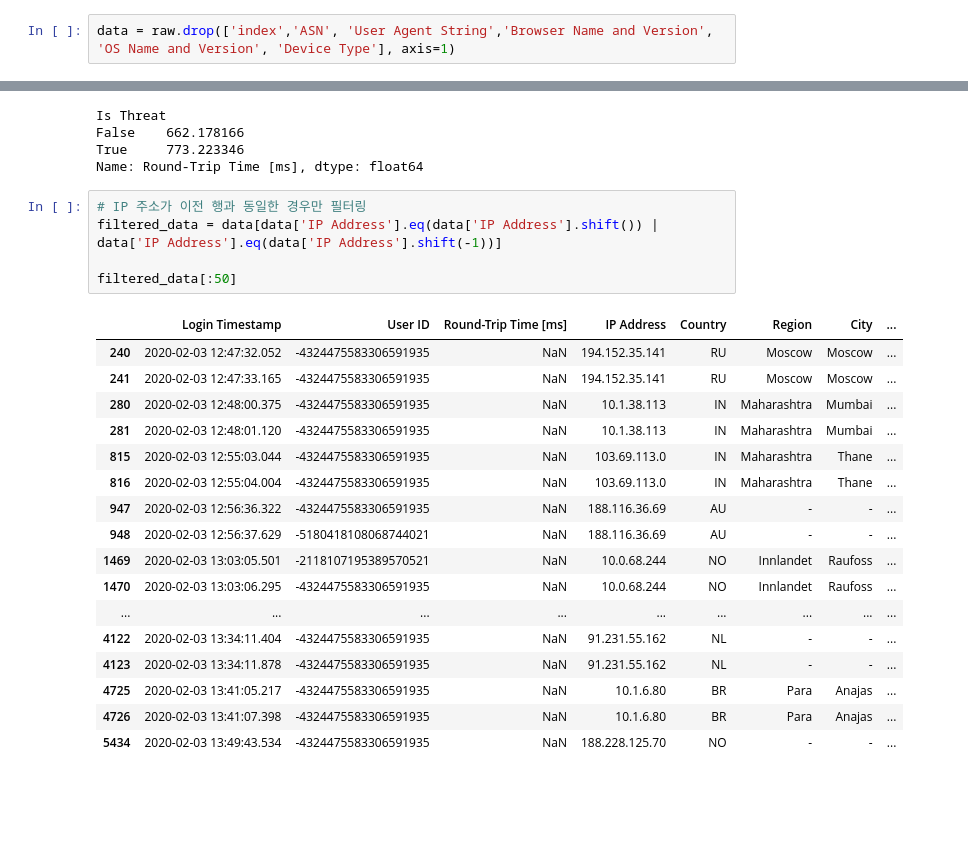
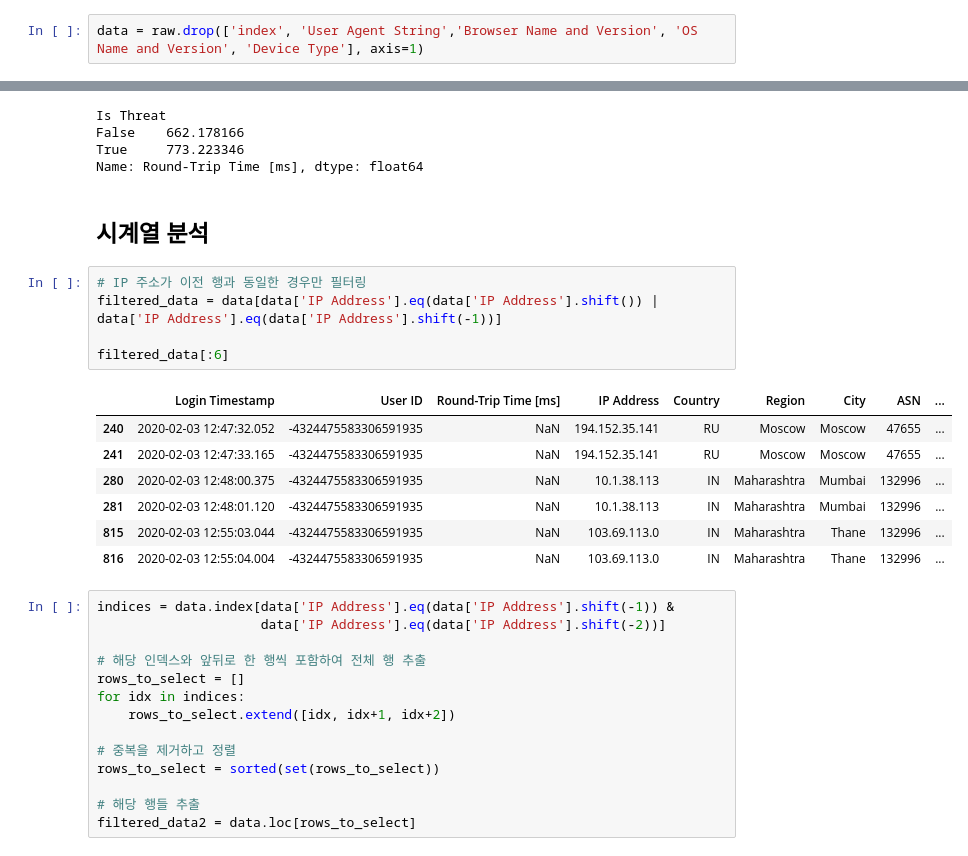
Before and after one commit to yschoi9930/Kaggle, a Jupyter notebook: notebookc25a814836.ipynb, the cells around one changed output, grey strips where cells are left out. Drawn from its saved outputs; the diff is of its cells as text; blank space fills up the shorter version.

Commit message:
Kaggle Notebook | notebookc25a814836 | Version 13

```diff
--- a/notebookc25a814836.ipynb
+++ b/notebookc25a814836.ipynb
@@ -40,4 +42,4 @@ pd.set_option('display.max_columns', None)  # 모든 열을 출력
 # %%
 raw = pd.read_csv('/kaggle/input/rba-dataset/rba-dataset.csv')
 # %%
-data = raw.drop(['index','ASN', 'User Agent String','Browser Name and Version', 'OS Name and Version', 'Device Type'], axis=1)
+data = raw.drop(['index', 'User Agent String','Browser Name and Version', 'OS Name and Version', 'Device Type'], axis=1)
@@ -230,26 +346,32 @@ Is Threat
 False    662.178166
 True     773.223346
 Name: Round-Trip Time [ms], dtype: float64
+# %% [markdown]
+## 시계열 분석
 # %%
 # IP 주소가 이전 행과 동일한 경우만 필터링
 filtered_data = data[data['IP Address'].eq(data['IP Address'].shift()) | data['IP Address'].eq(data['IP Address'].shift(-1))]
 
-filtered_data[:50]
+filtered_data[:6]
 # %% [output]
-|  | Login Timestamp | User ID | Round-Trip Time [ms] | IP Address | Country | Region | City | ... |
-| 240 | 2020-02-03 12:47:32.052 | -4324475583306591935 | NaN | 194.152.35.141 | RU | Moscow | Moscow | ... |
-| 241 | 2020-02-03 12:47:33.165 | -4324475583306591935 | NaN | 194.152.35.141 | RU | Moscow | Moscow | ... |
-| 280 | 2020-02-03 12:48:00.375 | -4324475583306591935 | NaN | 10.1.38.113 | IN | Maharashtra | Mumbai | ... |
-| 281 | 2020-02-03 12:48:01.120 | -4324475583306591935 | NaN | 10.1.38.113 | IN | Maharashtra | Mumbai | ... |
-| 815 | 2020-02-03 12:55:03.044 | -4324475583306591935 | NaN | 103.69.113.0 | IN | Maharashtra | Thane | ... |
-| 816 | 2020-02-03 12:55:04.004 | -4324475583306591935 | NaN | 103.69.113.0 | IN | Maharashtra | Thane | ... |
-| 947 | 2020-02-03 12:56:36.322 | -4324475583306591935 | NaN | 188.116.36.69 | AU | - | - | ... |
-| 948 | 2020-02-03 12:56:37.629 | -5180418108068744021 | NaN | 188.116.36.69 | AU | - | - | ... |
-| 1469 | 2020-02-03 13:03:05.501 | -2118107195389570521 | NaN | 10.0.68.244 | NO | Innlandet | Raufoss | ... |
-| 1470 | 2020-02-03 13:03:06.295 | -4324475583306591935 | NaN | 10.0.68.244 | NO | Innlandet | Raufoss | ... |
-| ... | ... | ... | ... | ... | ... | ... | ... | ... |
-| 4122 | 2020-02-03 13:34:11.404 | -4324475583306591935 | NaN | 91.231.55.162 | NL | - | - | ... |
-| 4123 | 2020-02-03 13:34:11.878 | -4324475583306591935 | NaN | 91.231.55.162 | NL | - | - | ... |
-| 4725 | 2020-02-03 13:41:05.217 | -4324475583306591935 | NaN | 10.1.6.80 | BR | Para | Anajas | ... |
-| 4726 | 2020-02-03 13:41:07.398 | -4324475583306591935 | NaN | 10.1.6.80 | BR | Para | Anajas | ... |
-| 5434 | 2020-02-03 13:49:43.534 | -4324475583306591935 | NaN | 188.228.125.70 | NO | - | - | ... |
+|  | Login Timestamp | User ID | Round-Trip Time [ms] | IP Address | Country | Region | City | ASN | ... |
+| 240 | 2020-02-03 12:47:32.052 | -4324475583306591935 | NaN | 194.152.35.141 | RU | Moscow | Moscow | 47655 | ... |
+| 241 | 2020-02-03 12:47:33.165 | -4324475583306591935 | NaN | 194.152.35.141 | RU | Moscow | Moscow | 47655 | ... |
+| 280 | 2020-02-03 12:48:00.375 | -4324475583306591935 | NaN | 10.1.38.113 | IN | Maharashtra | Mumbai | 132996 | ... |
+| 281 | 2020-02-03 12:48:01.120 | -4324475583306591935 | NaN | 10.1.38.113 | IN | Maharashtra | Mumbai | 132996 | ... |
+| 815 | 2020-02-03 12:55:03.044 | -4324475583306591935 | NaN | 103.69.113.0 | IN | Maharashtra | Thane | 132996 | ... |
+| 816 | 2020-02-03 12:55:04.004 | -4324475583306591935 | NaN | 103.69.113.0 | IN | Maharashtra | Thane | 132996 | ... |
+# %%
+indices = data.index[data['IP Address'].eq(data['IP Address'].shift(-1)) &
+                     data['IP Address'].eq(data['IP Address'].shift(-2))]
+
+# 해당 인덱스와 앞뒤로 한 행씩 포함하여 전체 행 추출
+rows_to_select = []
+for idx in indices:
+    rows_to_select.extend([idx, idx+1, idx+2])
+
+# 중복을 제거하고 정렬
+rows_to_select = sorted(set(rows_to_select))
+
+# 해당 행들 추출
+filtered_data2 = data.loc[rows_to_select]
```
Also changed, not shown: parts of 33 cells of this notebook.
